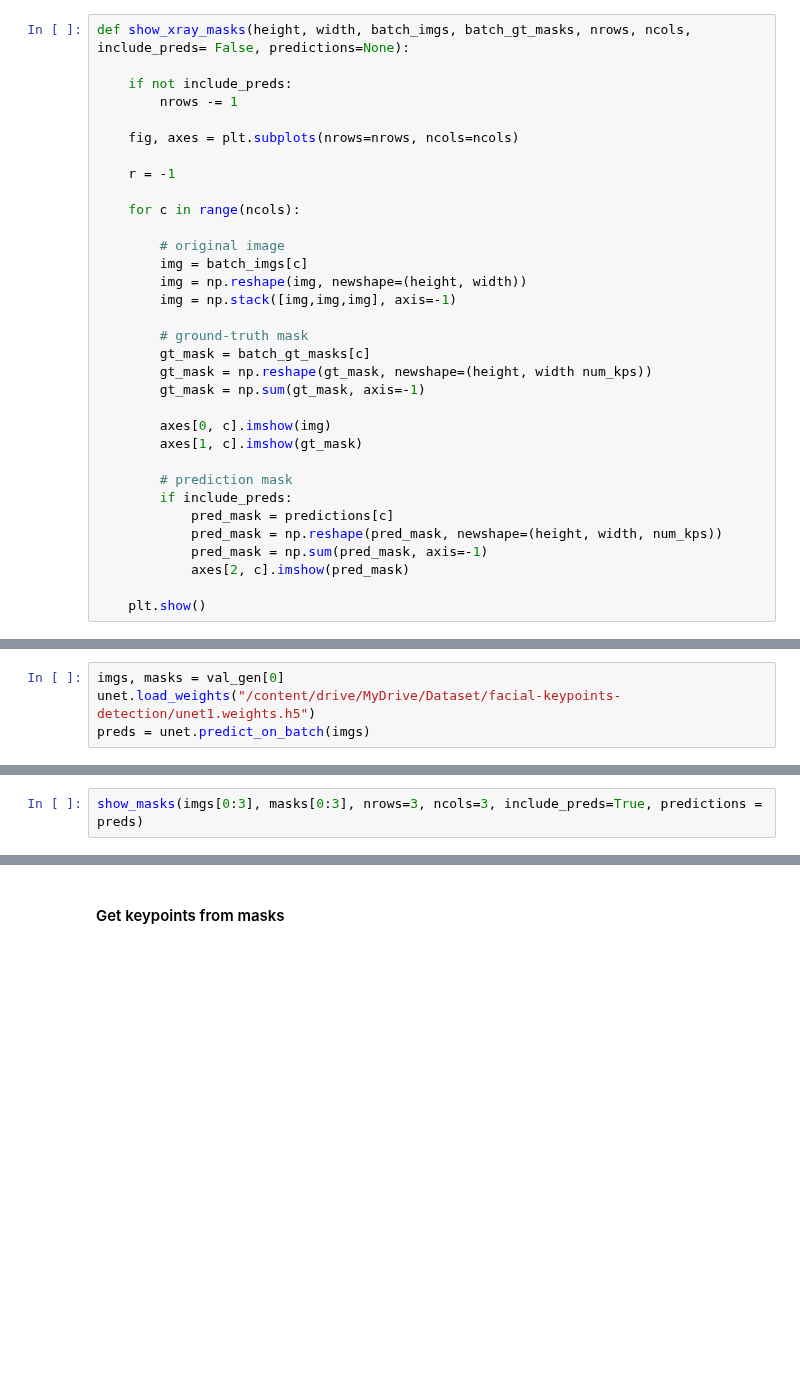
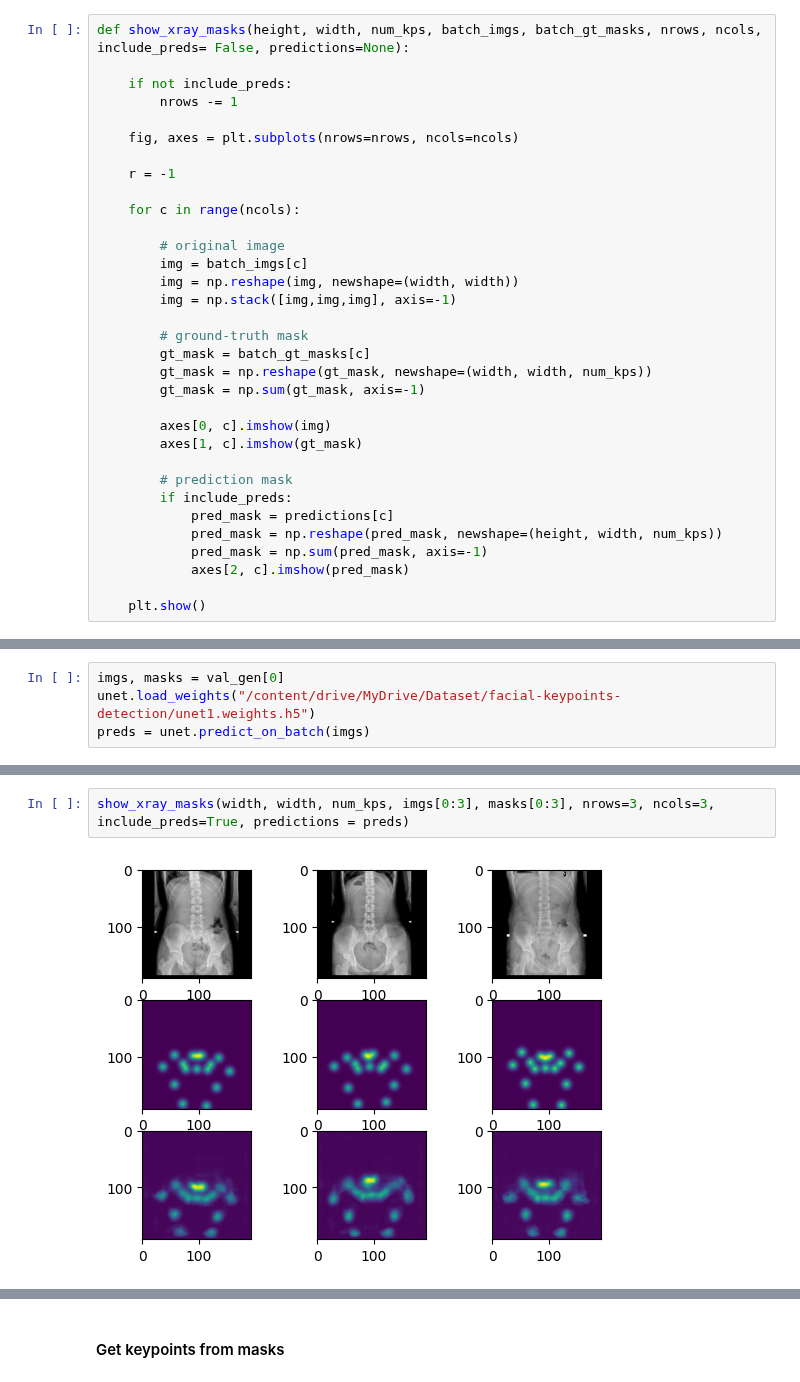
Before and after one commit to gibsonx/tf_skeleton, a Jupyter notebook: 20241127_hm_regression_prelim.ipynb, the cells around one changed output, grey strips where cells are left out. Drawn from its saved outputs; the diff is of its cells as text; blank space fills up the shorter version.

```diff
--- a/20241127_hm_regression_prelim.ipynb
+++ b/20241127_hm_regression_prelim.ipynb
@@ -418,7 +418,7 @@ val_imgs, val_masks = val_gen[0]
 # %% [markdown]
 # show xray makes
 # %%
-def show_xray_masks(height, width, batch_imgs, batch_gt_masks, nrows, ncols, include_preds= False, predictions=None):
+def show_xray_masks(height, width, num_kps, batch_imgs, batch_gt_masks, nrows, ncols, include_preds= False, predictions=None):
 
     if not include_preds:
         nrows -= 1
@@ -431,12 +431,12 @@ def show_xray_masks(height, width, batch_imgs, batch_gt_masks, nrows, ncols, inc
 
         # original image
         img = batch_imgs[c]
-        img = np.reshape(img, newshape=(height, width))
+        img = np.reshape(img, newshape=(width, width))
         img = np.stack([img,img,img], axis=-1)
 
         # ground-truth mask
         gt_mask = batch_gt_masks[c]
-        gt_mask = np.reshape(gt_mask, newshape=(height, width num_kps))
+        gt_mask = np.reshape(gt_mask, newshape=(width, width, num_kps))
         gt_mask = np.sum(gt_mask, axis=-1)
 
         axes[0, c].imshow(img)
@@ -776,4 +784,6 @@ print(preds.shape)
 # %%
-show_masks(imgs[0:3], masks[0:3], nrows=3, ncols=3, include_preds=True, predictions = preds)
+show_xray_masks(width, width, num_kps, imgs[0:3], masks[0:3], nrows=3, ncols=3, include_preds=True, predictions = preds)
+# %% [output]
+[figure, added]
 # %%
 gt_mask = masks[1]
```
Also changed, not shown: parts of 12 cells of this notebook.
